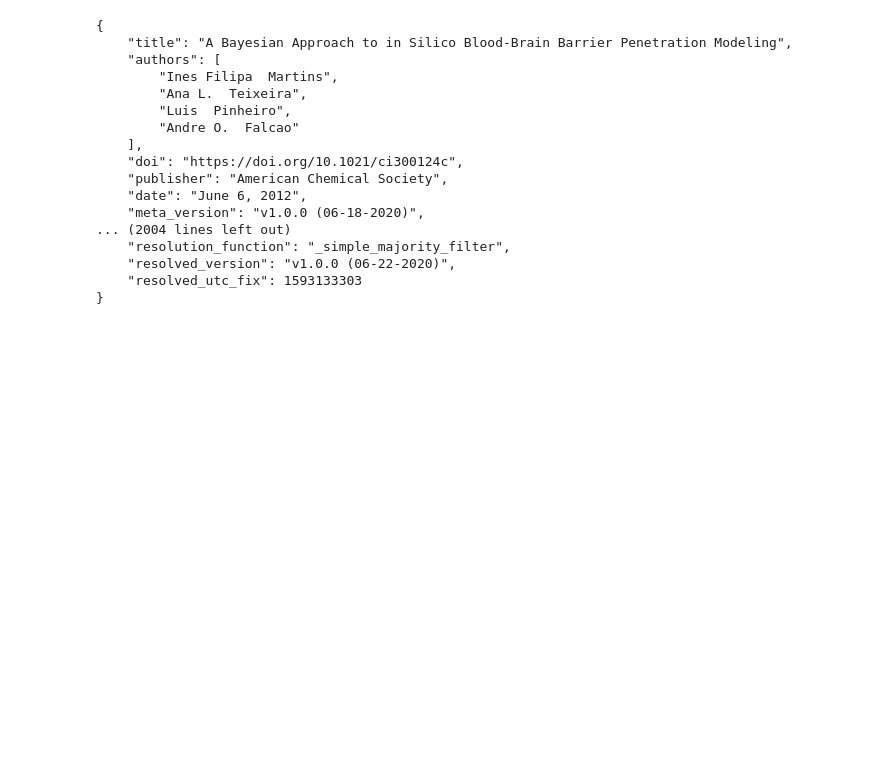
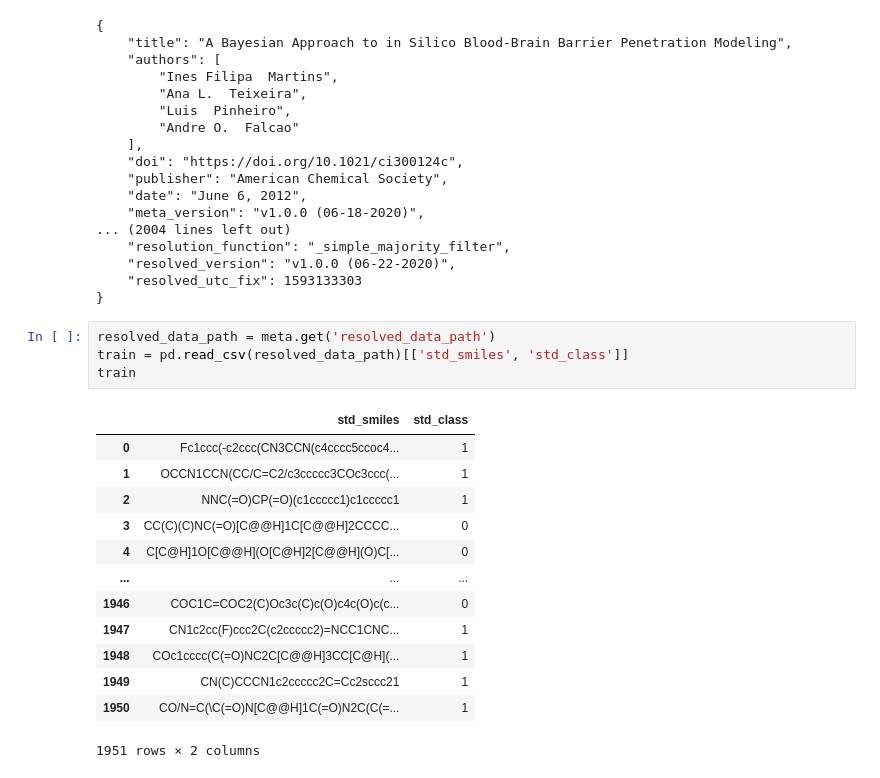
Before and after one commit to opnbnch/public_ob_case_studies, a Jupyter notebook: notebooks/Martins_et_al_2012.ipynb, the cells around one changed output. Saved outputs shown, nothing was run; the diff lists cells and outputs as text; blank space fills up the shorter version.

```diff
--- a/notebooks/Martins_et_al_2012.ipynb
+++ b/notebooks/Martins_et_al_2012.ipynb
@@ -187,3 +238,21 @@ Updated metadata at: ../case_studies/Martins_et_al_2012/Martins_et_al_2012_metad
     "resolved_version": "v1.0.0 (06-22-2020)",
     "resolved_utc_fix": 1593133303
 }
+# %%
+resolved_data_path = meta.get('resolved_data_path')
+train = pd.read_csv(resolved_data_path)[['std_smiles', 'std_class']]
+train
+# %% [output]
+|  | std_smiles | std_class |
+| 0 | Fc1ccc(-c2ccc(CN3CCN(c4cccc5ccoc4... | 1 |
+| 1 | OCCN1CCN(CC/C=C2/c3ccccc3COc3ccc(... | 1 |
+| 2 | NNC(=O)CP(=O)(c1ccccc1)c1ccccc1 | 1 |
+| 3 | CC(C)(C)NC(=O)[C@@H]1C[C@@H]2CCCC... | 0 |
+| 4 | C[C@H]1O[C@@H](O[C@H]2[C@@H](O)C[... | 0 |
+| ... | ... | ... |
+| 1946 | COC1C=COC2(C)Oc3c(C)c(O)c4c(O)c(c... | 0 |
+| 1947 | CN1c2cc(F)ccc2C(c2ccccc2)=NCC1CNC... | 1 |
+| 1948 | COc1cccc(C(=O)NC2C[C@@H]3CC[C@H](... | 1 |
+| 1949 | CN(C)CCCN1c2ccccc2C=Cc2sccc21 | 1 |
+| 1950 | CO/N=C(\C(=O)N[C@@H]1C(=O)N2C(C(=... | 1 |
+1951 rows × 2 columns
```
Also changed, not shown: parts of 13 cells of this notebook.
